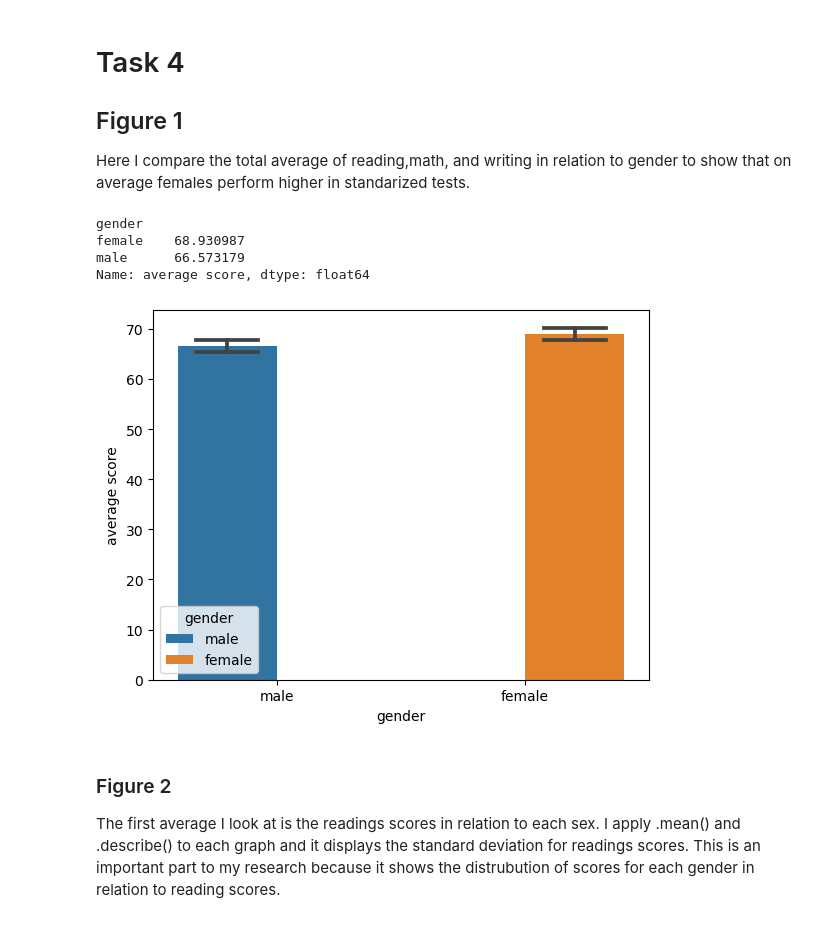
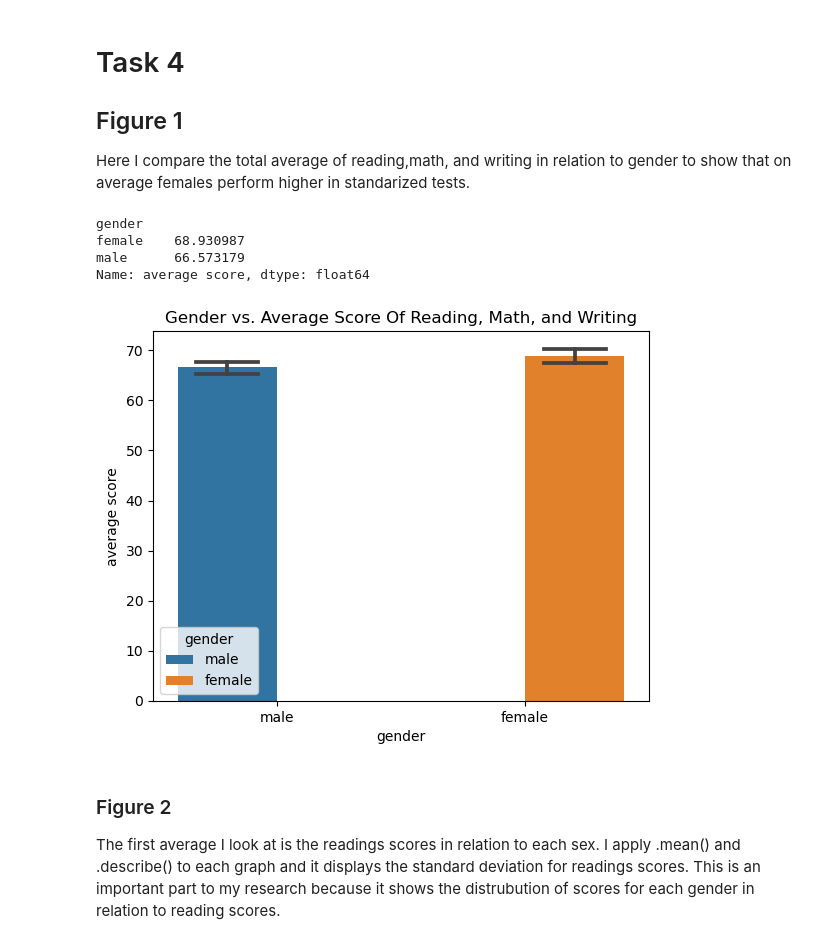
Before and after one commit to ubco-W2022T1-cosc301/project-group01, a Jupyter notebook: notebooks/analysis2.ipynb, the cells around one changed output. Drawn from its saved outputs; the diff is of its cells as text; code cells hidden in the pictures.

```diff
--- a/notebooks/analysis2.ipynb
+++ b/notebooks/analysis2.ipynb
@@ -252,14 +263,14 @@ Here I compare the total average of reading,math, and writing in relation to gen
 # %%
 d = pd.read_csv('../data/raw/exams.csv')
 d['average score']=(d['reading score']+d['math score']+d['writing score'])/3
-sns.barplot(x='gender',y='average score', data=d, hue='gender', capsize =0.25)
+sns.barplot(x='gender',y='average score', data=d, hue='gender', capsize =0.25).set(title="Gender vs. Average Score Of Reading, Math, and Writing")
 print(d['average score'].groupby(d["gender"]).mean())
 # %% [output]
 gender
 female    68.930987
 male      66.573179
 Name: average score, dtype: float64
-[figure, old version]
+[figure, new version]
 # %% [markdown]
 ### Figure 2
 The first average I look at is the readings scores in relation to each sex. I apply .mean() and .describe() to each graph and it displays the standard deviation for readings scores. This is an important part to my research because it shows the distrubution of scores for each gender in relation to reading scores.
```
Also changed, not shown: parts of 11 cells of this notebook.
